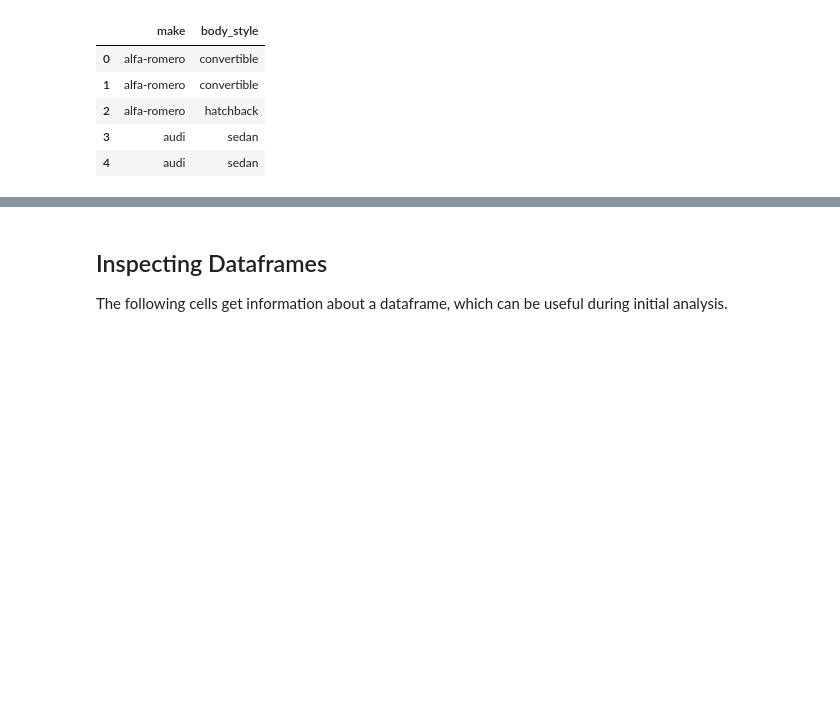
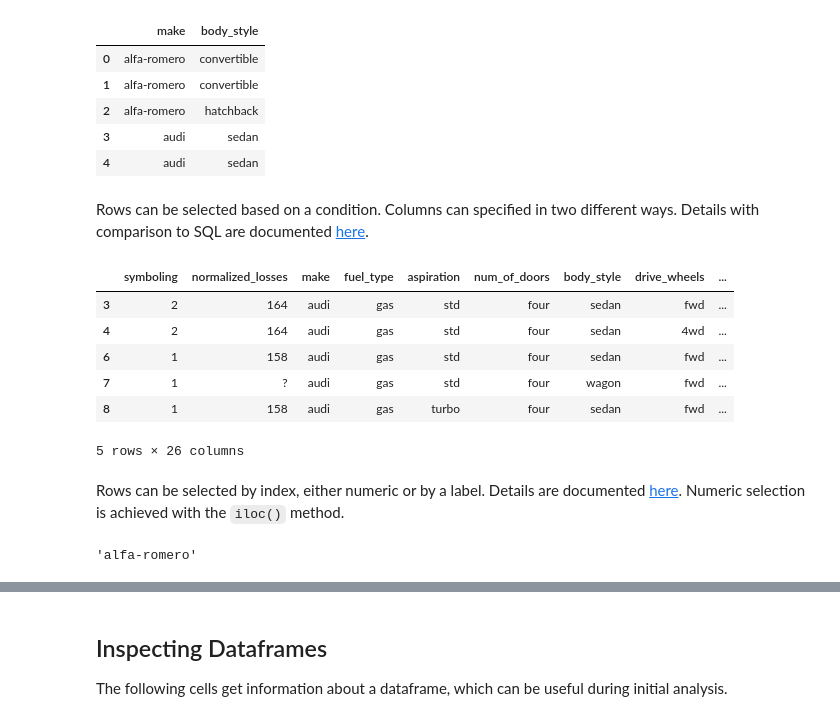
Before and after one commit to msiddalingaiah/MachineLearning, a Jupyter notebook: Notebooks/Pandas.ipynb, the cells around one changed output, grey strips where cells are left out. Drawn from its saved outputs; the diff is of its cells as text; code cells hidden in the pictures; blank space fills up the shorter version.

Commit message:
Improve Pandas notebook

````diff
--- a/Notebooks/Pandas.ipynb
+++ b/Notebooks/Pandas.ipynb
@@ -69,3 +70,23 @@ cars[['make', 'body_style']].head(5)
 | 2 | alfa-romero | hatchback |
 | 3 | audi | sedan |
 | 4 | audi | sedan |
+# %% [markdown]
+Rows can be selected based on a condition. Columns can specified in two different ways. Details with comparison to SQL are documented [here](https://pandas.pydata.org/pandas-docs/stable/getting_started/comparison/comparison_with_sql.html).
+# %%
+cars[(cars.make == 'audi') & (cars['num_of_doors'] == 'four')]
+# %% [output]
+|  | symboling | normalized_losses | make | fuel_type | aspiration | num_of_doors | body_style | drive_wheels | ... |
+| 3 | 2 | 164 | audi | gas | std | four | sedan | fwd | ... |
+| 4 | 2 | 164 | audi | gas | std | four | sedan | 4wd | ... |
+| 6 | 1 | 158 | audi | gas | std | four | sedan | fwd | ... |
+| 7 | 1 | ? | audi | gas | std | four | wagon | fwd | ... |
+| 8 | 1 | 158 | audi | gas | turbo | four | sedan | fwd | ... |
+5 rows × 26 columns
+# %% [markdown]
+Rows can be selected by index, either numeric or by a label. Details are documented [here](https://pandas.pydata.org/pandas-docs/stable/user_guide/indexing.html). Numeric selection is achieved with the ```iloc()``` method.
+# %%
+# Select a single value by zero-based index
+
+cars.iloc[0].make
+# %% [output]
+'alfa-romero'
````
Also changed, not shown: parts of 8 cells of this notebook.
